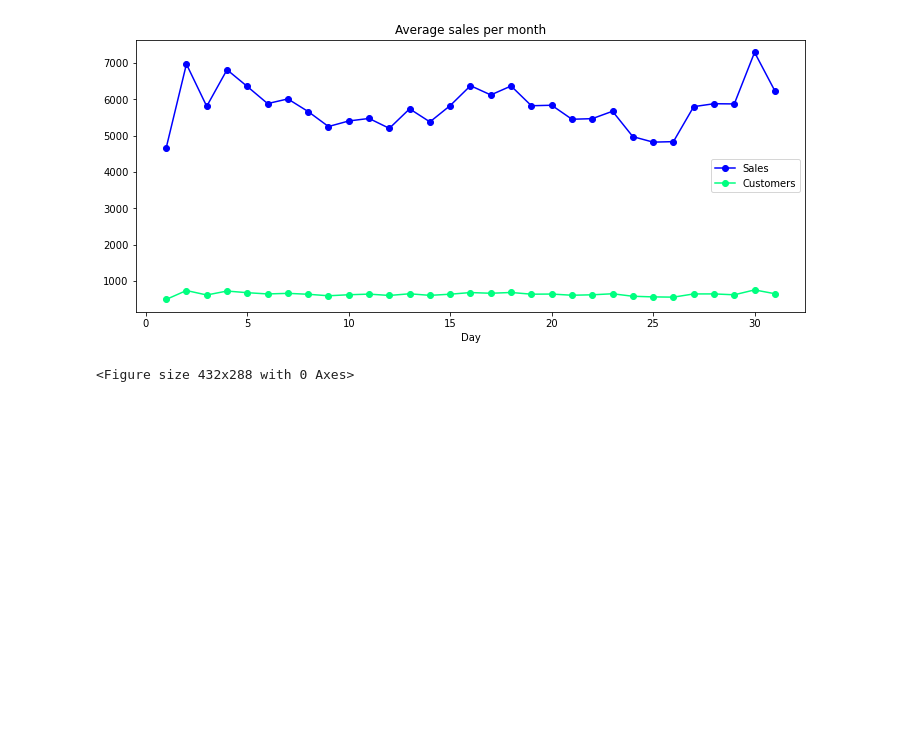
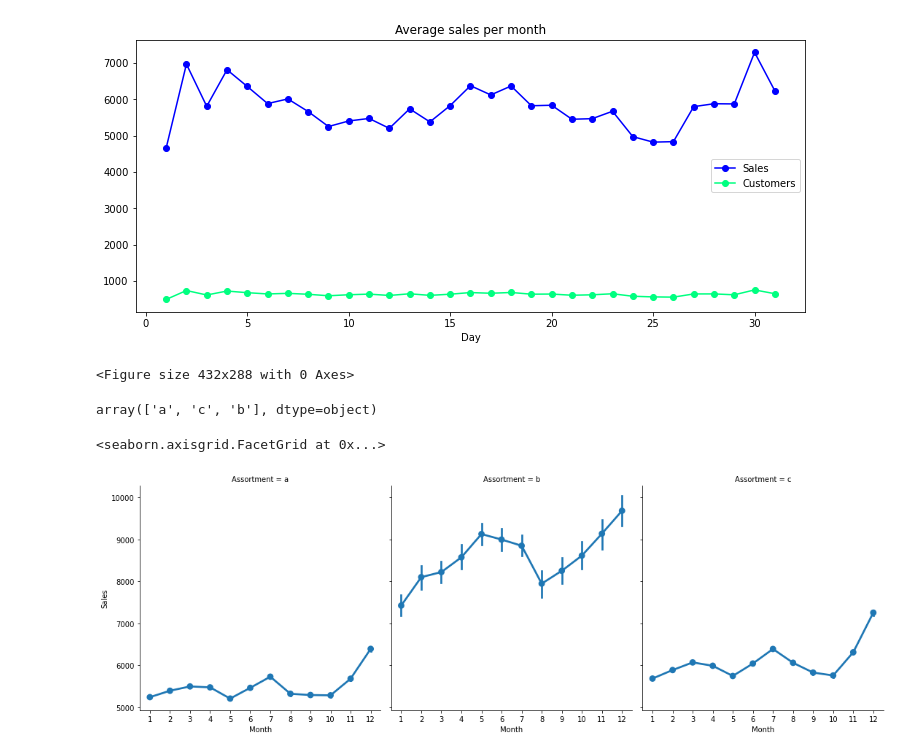
Before and after one commit to SameC137/Rosmann_Sales, a Jupyter notebook: notebooks/DataExploration.ipynb, the cells around one changed output. Cells and saved outputs as stored; diff of their text form; code cells hidden in the pictures; blank space fills up the shorter version.

```diff
--- a/notebooks/DataExploration.ipynb
+++ b/notebooks/DataExploration.ipynb
@@ -347,3 +348,17 @@ plt.figure()
 <Figure size 432x288 with 0 Axes>
 [figure]
 <Figure size 432x288 with 0 Axes>
+# %%
+train_store = pd.merge(train, store, on=["Store"])
+# %%
+train_store.Assortment.unique()
+# %% [output]
+array(['a', 'c', 'b'], dtype=object)
+# %%
+sns.factorplot(data = train_store, x = 'Month', y = "Sales", estimator=np.mean,
+               col = 'Assortment',
+               col_order=['a', 'b', 'c']
+               )
+# %% [output]
+<seaborn.axisgrid.FacetGrid at 0x...>
+[figure, added]
```
Also changed, not shown: parts of 2 cells of this notebook.
